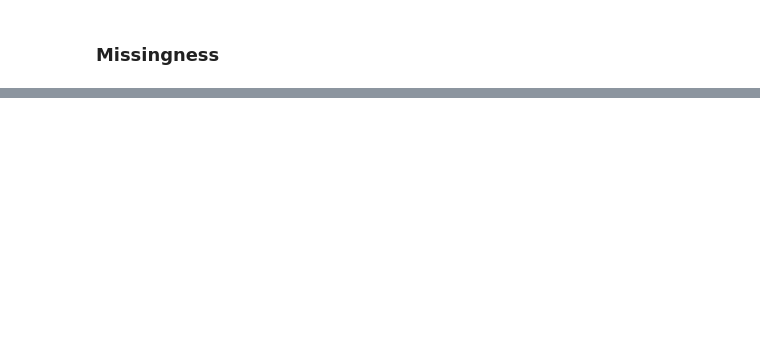
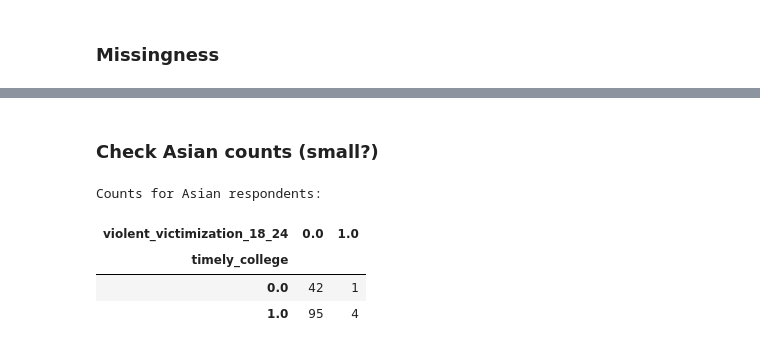
Before and after one commit to EatPotatoes/capstone_victimization, a Jupyter notebook: EDA/covariates_EDA.ipynb, the cells around one changed output, grey strips where cells are left out. Cells and saved outputs as stored; diff of their text form; code cells hidden in the pictures; blank space fills up the shorter version.

```diff
--- a/EDA/covariates_EDA.ipynb
+++ b/EDA/covariates_EDA.ipynb
@@ -182,0 +311,22 @@ for col in covariates:
+# %% [markdown]
+### Check Asian counts (small?)
+# %%
+# Filter to Asian respondents
+asian_data = data[
+    data["race_ethnicity"] == "Asian"
+].copy()
+
+# Count the four combinations
+asian_counts = pd.crosstab(
+    asian_data["timely_college"],
+    asian_data["violent_victimization_18_24"]
+)
+
+print("Counts for Asian respondents:")
+asian_counts
+# %% [output]
+Counts for Asian respondents:
+| violent_victimization_18_24 | 0.0 | 1.0 |
+| timely_college |  |  |
+| 0.0 | 42 | 1 |
+| 1.0 | 95 | 4 |
```
Also changed, not shown: parts of 14 cells of this notebook, 1 other file.
